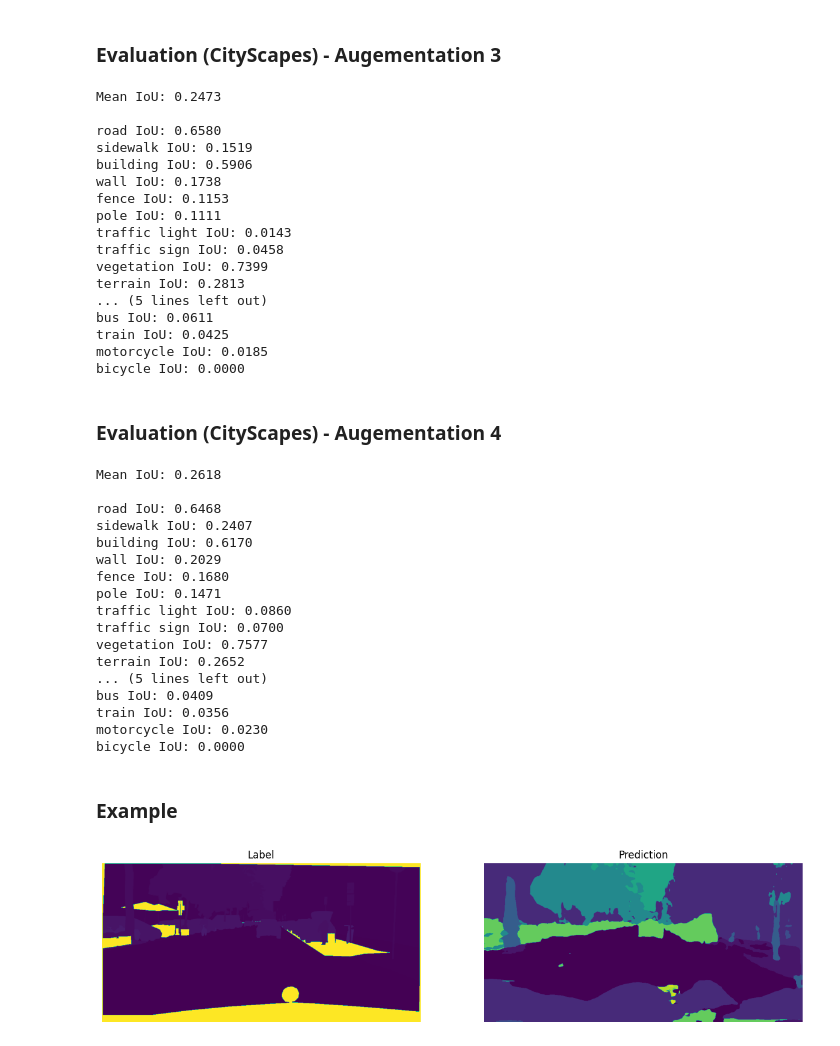
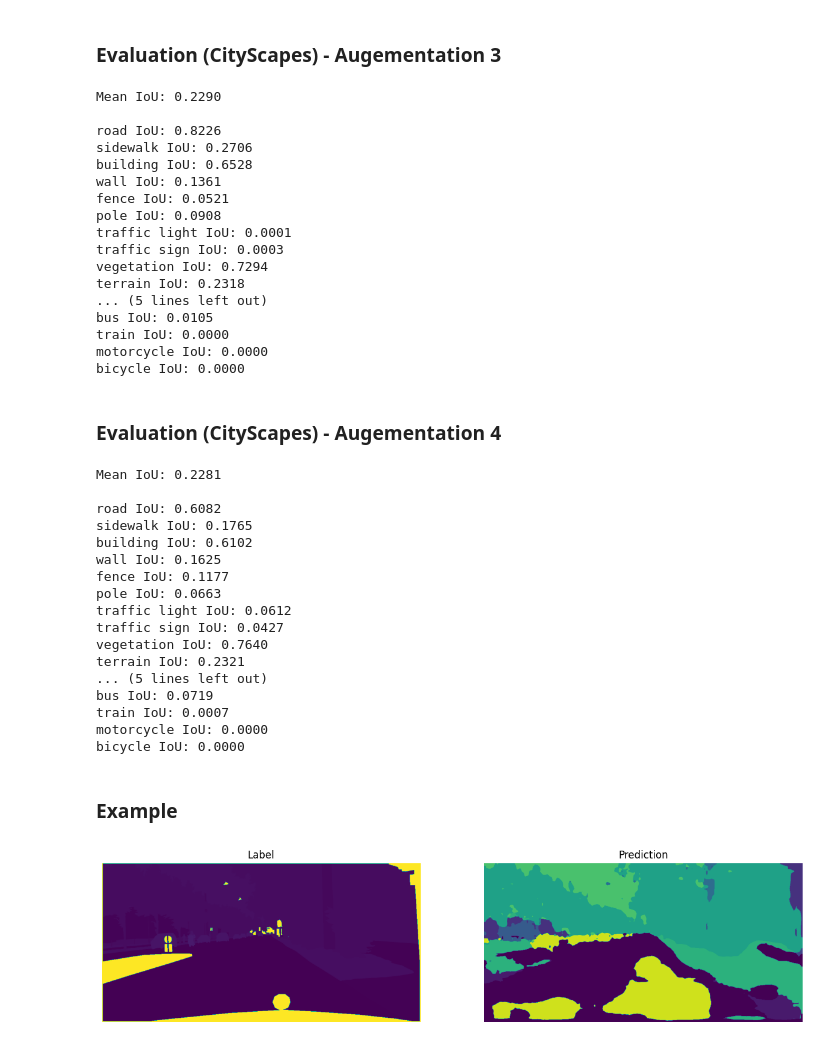
Before and after one commit to QuantDreamGit/SemanticSegmentation, a Jupyter notebook: gta5_bisenet_aug.ipynb, the cells around one changed output. Drawn from its saved outputs; the diff is of its cells as text; code cells hidden in the pictures.

```diff
--- a/gta5_bisenet_aug.ipynb
+++ b/gta5_bisenet_aug.ipynb
@@ -397,7 +432,7 @@ device = torch.device("cuda")
 
 # Load the model
 model = BiSeNet(context_path='resnet18', num_classes=19).to(device)
-model.load_state_dict(torch.load('models/bisenet/bisenet_gta5_aug/bisenet_gta5_aug_1.pth'))
+model.load_state_dict(torch.load('models/bisenet/bisenet_step3b/bisenet_gta5_aug_1.pth'))
 # Set model to evaluation mode
 model.eval()
 
@@ -454,7 +489,7 @@ device = torch.device("cuda")
 
 # Load the model
 model = BiSeNet(context_path='resnet18', num_classes=19).to(device)
-model.load_state_dict(torch.load('models/bisenet/bisenet_gta5_aug/bisenet_gta5_aug_2.pth'))
+model.load_state_dict(torch.load('models/bisenet/bisenet_step3b/bisenet_gta5_aug_2.pth'))
 # Set model to evaluation mode
 model.eval()
 
@@ -511,7 +546,7 @@ device = torch.device("cuda")
 
 # Load the model
 model = BiSeNet(context_path='resnet18', num_classes=19).to(device)
-model.load_state_dict(torch.load('models/bisenet/bisenet_gta5_aug/bisenet_gta5_aug_3.pth'))
+model.load_state_dict(torch.load('models/bisenet/bisenet_step3b/bisenet_gta5_aug_3.pth'))
 # Set model to evaluation mode
 model.eval()
 
@@ -543,22 +578,22 @@ class_ious = per_class_iou(hist)
 for i, iou in enumerate(class_ious):
     print(f"{class_labels[i]} IoU: {iou:.4f}")
 # %% [output]
-Mean IoU: 0.2473
+Mean IoU: 0.2290
 
-road IoU: 0.6580
-sidewalk IoU: 0.1519
-building IoU: 0.5906
-wall IoU: 0.1738
-fence IoU: 0.1153
-pole IoU: 0.1111
-traffic light IoU: 0.0143
-traffic sign IoU: 0.0458
-vegetation IoU: 0.7399
-terrain IoU: 0.2813
+road IoU: 0.8226
+sidewalk IoU: 0.2706
+building IoU: 0.6528
+wall IoU: 0.1361
+fence IoU: 0.0521
+pole IoU: 0.0908
+traffic light IoU: 0.0001
+traffic sign IoU: 0.0003
+vegetation IoU: 0.7294
+terrain IoU: 0.2318
 ... (5 lines left out)
-bus IoU: 0.0611
-train IoU: 0.0425
-motorcycle IoU: 0.0185
+bus IoU: 0.0105
+train IoU: 0.0000
+motorcycle IoU: 0.0000
 bicycle IoU: 0.0000
 # %% [markdown]
 ### Evaluation (CityScapes) - Augementation 4
@@ -568,7 +603,7 @@ device = torch.device("cuda")
 
 # Load the model
 model = BiSeNet(context_path='resnet18', num_classes=19).to(device)
-model.load_state_dict(torch.load('models/bisenet/bisenet_gta5_aug/bisenet_gta5_aug_4.pth'))
+model.load_state_dict(torch.load('models/bisenet/bisenet_step3b/bisenet_gta5_aug_4.pth'))
 # Set model to evaluation mode
 model.eval()
 
@@ -600,22 +635,22 @@ class_ious = per_class_iou(hist)
 for i, iou in enumerate(class_ious):
     print(f"{class_labels[i]} IoU: {iou:.4f}")
 # %% [output]
-Mean IoU: 0.2618
+Mean IoU: 0.2281
 
-road IoU: 0.6468
-sidewalk IoU: 0.2407
-building IoU: 0.6170
-wall IoU: 0.2029
-fence IoU: 0.1680
-pole IoU: 0.1471
-traffic light IoU: 0.0860
-traffic sign IoU: 0.0700
-vegetation IoU: 0.7577
-terrain IoU: 0.2652
+road IoU: 0.6082
+sidewalk IoU: 0.1765
+building IoU: 0.6102
+wall IoU: 0.1625
+fence IoU: 0.1177
+pole IoU: 0.0663
+traffic light IoU: 0.0612
+traffic sign IoU: 0.0427
+vegetation IoU: 0.7640
+terrain IoU: 0.2321
 ... (5 lines left out)
-bus IoU: 0.0409
-train IoU: 0.0356
-motorcycle IoU: 0.0230
+bus IoU: 0.0719
+train IoU: 0.0007
+motorcycle IoU: 0.0000
 bicycle IoU: 0.0000
 # %% [markdown]
 ### Example
@@ -625,7 +660,7 @@ bicycle IoU: 0.0000
 device = torch.device("cuda" if torch.cuda.is_available() else "cpu")
 # Load the model
 model = BiSeNet(context_path='resnet18', num_classes=19).to(device)
-model.load_state_dict(torch.load('models/bisenet/bisenet_gta5_aug/bisenet_gta5_aug_4.pth'))
+model.load_state_dict(torch.load('models/bisenet/bisenet_step3b/bisenet_gta5_aug_4.pth'))
 # Set model to evaluation mode
 model.eval()
 
@@ -635,31 +670,31 @@ dataloader = DataLoader(dataset, batch_size=1, shuffle=True, num_workers=1)
 
 for i, (image, label) in tqdm(enumerate(dataloader)):
     # Move the data to the device
     image = image.to(device)
     label = label.to(device)
     # Forward pass
     output = model(image)
     # Compute the predictions
     pred = output.argmax(dim=1)
     # Stop after the first iteration
     break
 
 # Display the image
 image = ToPILImage()(image[0].cpu())
 # Convert label, pred from numpy to image
 label = Image.fromarray(label[0].cpu().numpy().astype(np.uint8))
 pred = Image.fromarray(pred[0].cpu().numpy().astype(np.uint8))
 
 # Display the image
 plt.figure(figsize=(15, 10))
 plt.subplot(121)
 plt.imshow(label)
 plt.title('Label')
 plt.axis('off')
 plt.subplot(122)
 plt.imshow(pred)
 plt.title('Prediction')
 plt.axis('off')
 plt.show()
 # %% [output]
-[figure, old version]
+[figure, new version]
```
Also changed, not shown: parts of 8 cells of this notebook, 5 other files.
